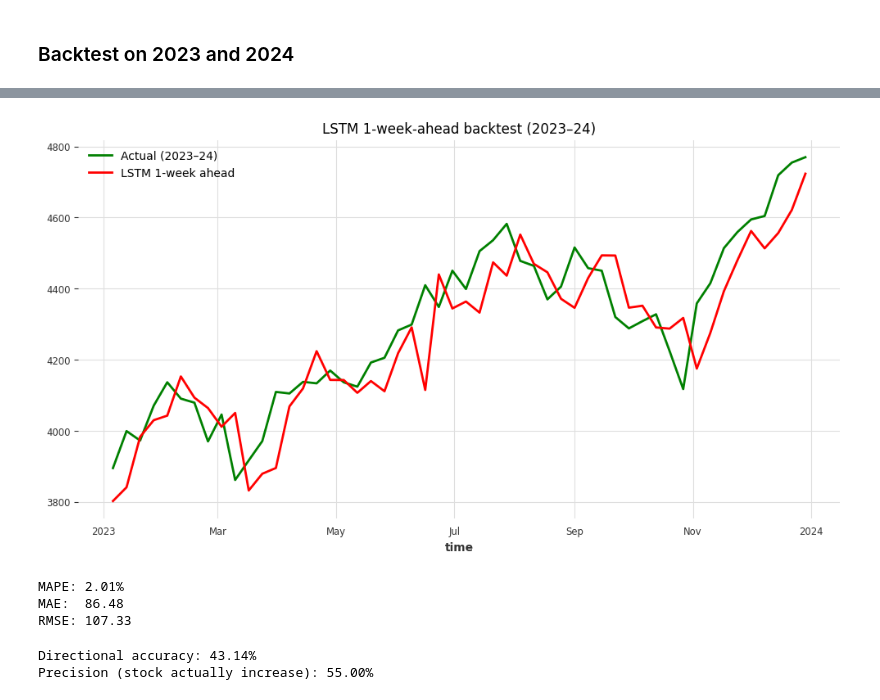
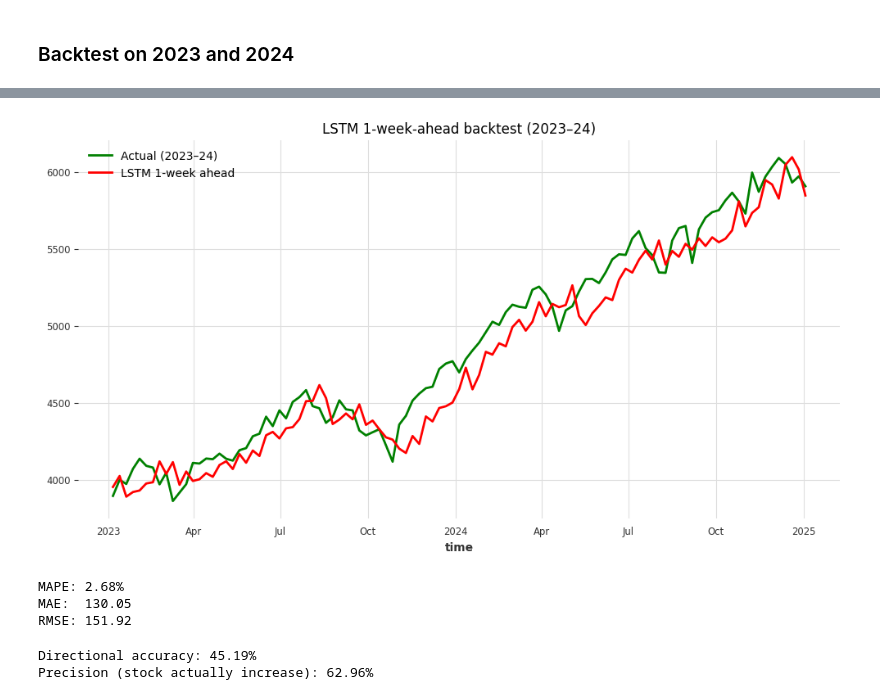
Before and after one commit to Isra3750/Time_series_forecasting_eval_SP500, a Jupyter notebook: Sp500_v2/LSTM_v2.ipynb, the cells around one changed output, grey strips where cells are left out. Saved outputs shown, nothing was run; the diff lists cells and outputs as text; code cells hidden in the pictures.

```diff
--- a/Sp500_v2/LSTM_v2.ipynb
+++ b/Sp500_v2/LSTM_v2.ipynb
@@ -794,2 +822,17 @@ Test RMSE: 690.45
 # %% [markdown]
 ### Backtest on 2023 and 2024
+# %%
+sp500 = yf.Ticker("^GSPC")
+df = sp500.history(start="2014-01-01", end="2024-12-31")[["Close"]].dropna()
+df.index = pd.to_datetime(df.index).tz_localize(None)
+all_bd = pd.date_range(df.index.min(), df.index.max(), freq="B")
+df = df.reindex(all_bd)
+df["Close"].ffill(inplace=True)
+weekly = df["Close"].resample("W-FRI").last().to_frame()
+
+series = TimeSeries.from_series(weekly["Close"], fill_missing_dates=True, freq="W")
+series = fill_missing_values(series)
+
+# Define backtest period
+backtest_start = pd.Timestamp("2023-01-01")
+backtest_end   = pd.Timestamp("2024-12-31")
@@ -1038,23 +1087,23 @@ LOCAL_RANK: 0 - CUDA_VISIBLE_DEVICES: [0]
 # Inverse transform
 dl_backtest = scaler.inverse_transform(dl_backtest_s)
 # %%
-actuals_bt = series[backtest_start:]
+actuals_bt = series[backtest_start:backtest_end]
 
 plt.figure(figsize=(12,6))
 actuals_bt.plot(label="Actual (2023–24)", color="green")
 dl_backtest.plot(label="LSTM 1-week ahead", color="red")
 plt.legend()
 plt.title("LSTM 1-week-ahead backtest (2023–24)")
 plt.show()
 
 print(f"MAPE: {mape(actuals_bt, dl_backtest):.2f}%")
 print(f"MAE:  {mae (actuals_bt, dl_backtest):.2f}")
 print(f"RMSE: {rmse(actuals_bt, dl_backtest):.2f}")
 # %% [output]
-[figure, old version]
+[figure, new version]
-MAPE: 2.01%
-MAE:  86.48
-RMSE: 107.33
+MAPE: 2.68%
+MAE:  130.05
+RMSE: 151.92
 # %%
 from sklearn.metrics import precision_score
 
@@ -1085,5 +1134,5 @@ y_true = (actual_dir == 1)
 precision = precision_score(y_true, y_pred) * 100
 print(f"Precision (stock actually increase): {precision:.2f}%")
 # %% [output]
-Directional accuracy: 43.14%
-Precision (stock actually increase): 55.00%
+Directional accuracy: 45.19%
+Precision (stock actually increase): 62.96%
```
Also changed, not shown: parts of 15 cells of this notebook, 17 other files.
